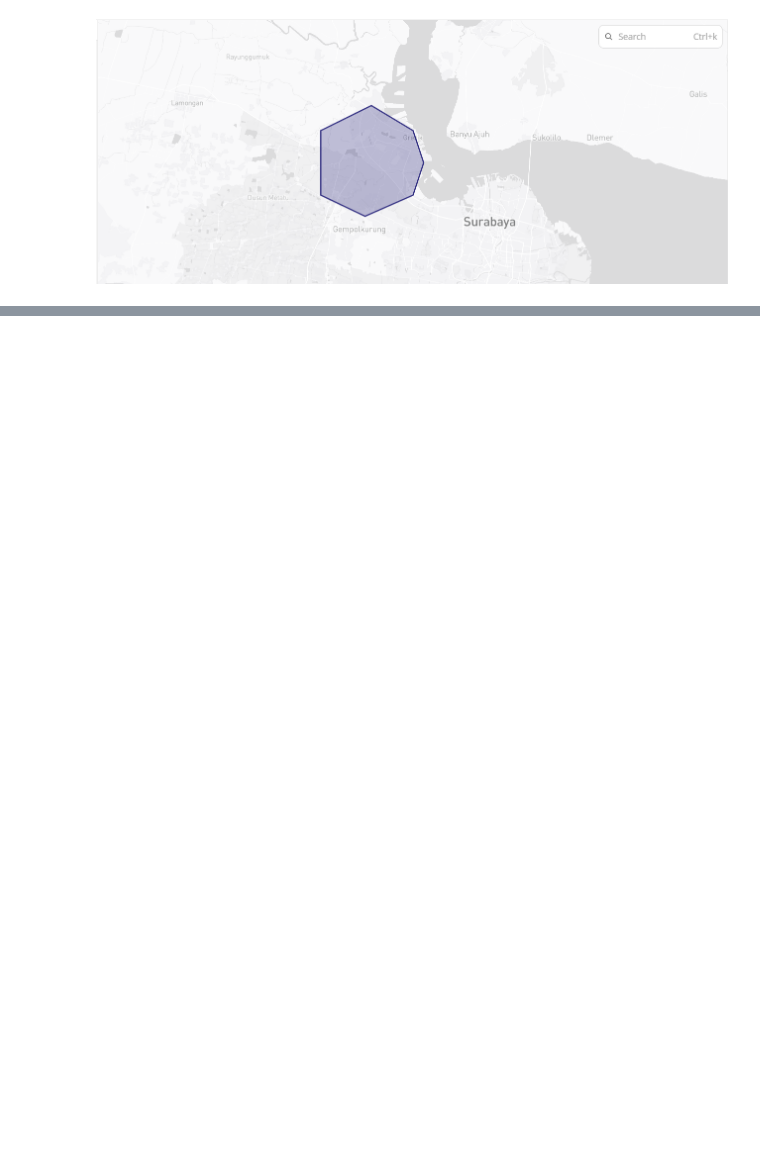
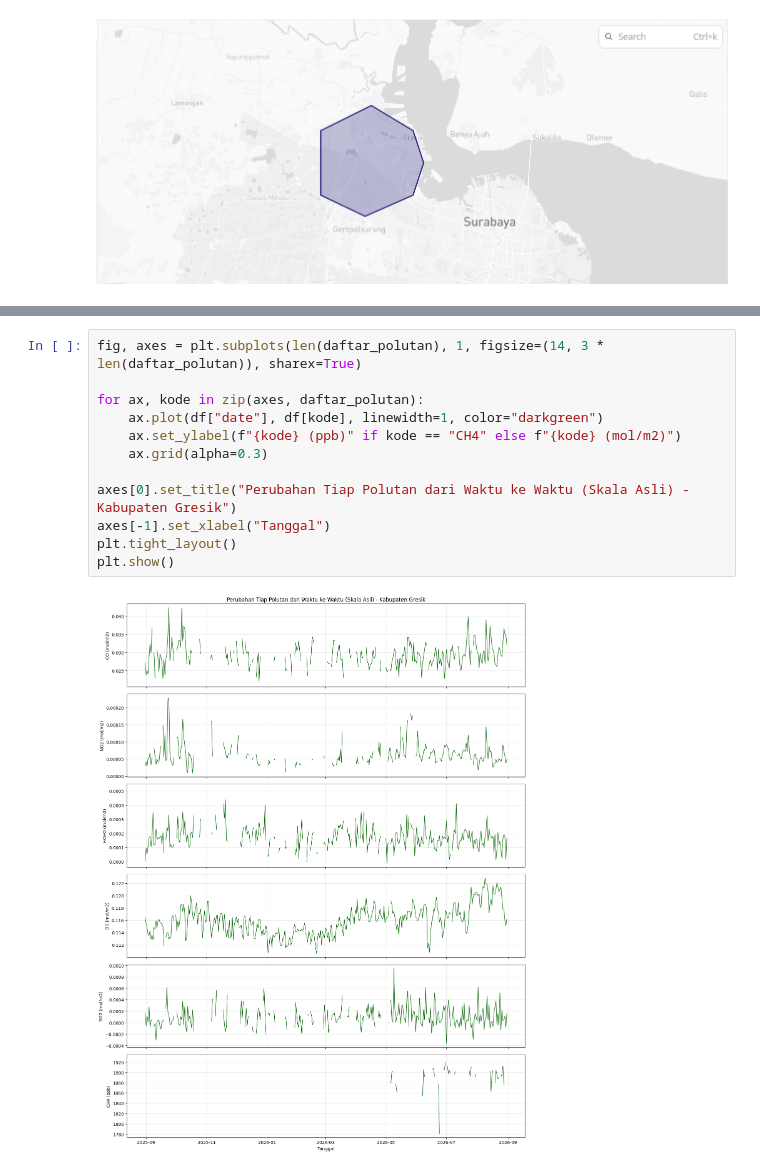
Before and after one commit to Farihinsyah/PSD, a Jupyter notebook: _sources/Crawling_Polutan_Gresik.ipynb, the cells around one changed output, grey strips where cells are left out. Saved outputs shown, nothing was run; the diff lists cells and outputs as text; blank space fills up the shorter version.

```diff
--- a/_sources/Crawling_Polutan_Gresik.ipynb
+++ b/_sources/Crawling_Polutan_Gresik.ipynb
@@ -533,0 +357,14 @@ Pada tahap *data understanding*, dilakukan pemeriksaan terhadap struktur data, j
+# %%
+fig, axes = plt.subplots(len(daftar_polutan), 1, figsize=(14, 3 * len(daftar_polutan)), sharex=True)
+
+for ax, kode in zip(axes, daftar_polutan):
+    ax.plot(df["date"], df[kode], linewidth=1, color="darkgreen")
+    ax.set_ylabel(f"{kode} (ppb)" if kode == "CH4" else f"{kode} (mol/m2)")
+    ax.grid(alpha=0.3)
+
+axes[0].set_title("Perubahan Tiap Polutan dari Waktu ke Waktu (Skala Asli) - Kabupaten Gresik")
+axes[-1].set_xlabel("Tanggal")
+plt.tight_layout()
+plt.show()
+# %% [output]
+[figure, added]
```
Also changed, not shown: parts of 77 cells of this notebook, 7 other files.
